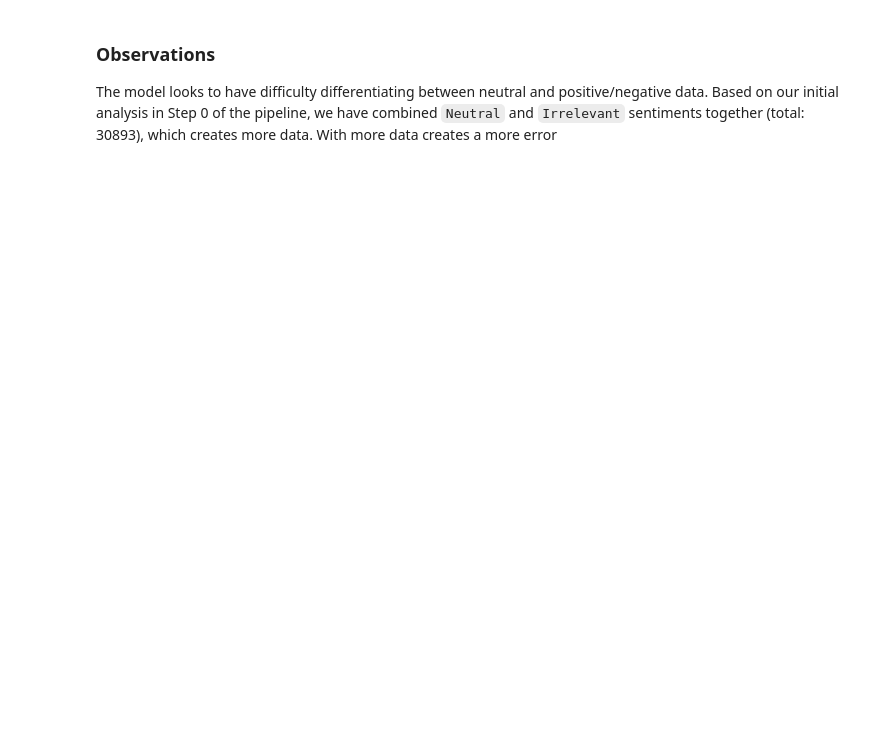
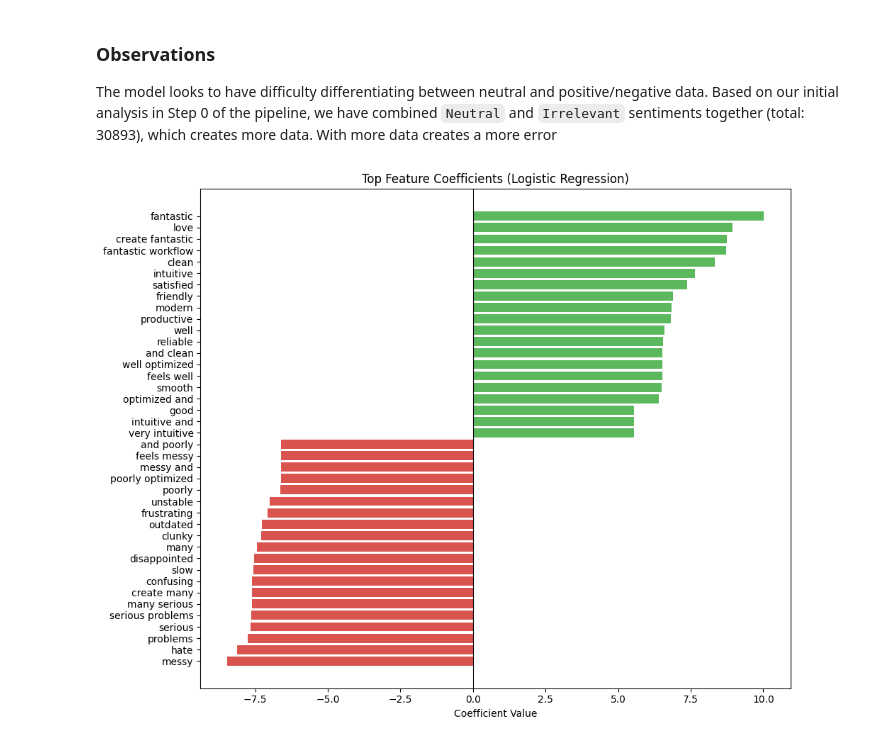
Before and after one commit to TempeHS/2026SE_MLOpsTask_Thribhu.K, a Jupyter notebook: Model_Development/4.model_testing.ipynb, the cells around one changed output. Saved outputs shown, nothing was run; the diff lists cells and outputs as text; code cells hidden in the pictures; blank space fills up the shorter version.

```diff
--- a/Model_Development/4.model_testing.ipynb
+++ b/Model_Development/4.model_testing.ipynb
@@ -61,3 +61,25 @@ plt.show()
 ### Observations
 
 The model looks to have difficulty differentiating between neutral and positive/negative data. Based on our initial analysis in Step 0 of the pipeline, we have combined `Neutral` and `Irrelevant` sentiments together (total: 30893), which creates more data. With more data creates a more error
+# %%
+feature_names = tfidf.get_feature_names_out()
+coefficients = model.coef_[0]
+
+top_n = 20
+top_pos_idx = np.argsort(coefficients)[-top_n:]
+top_neg_idx = np.argsort(coefficients)[:top_n]
+indices = np.concatenate([top_neg_idx, top_pos_idx])
+values = coefficients[indices]
+labels = feature_names[indices]
+
+colors = ['#d9534f' if v < 0 else '#5cb85c' for v in values]
+
+plt.figure(figsize=(10, 8))
+plt.barh(labels, values, color=colors)
+plt.axvline(0, color='black', linewidth=0.8)
+plt.title('Top Feature Coefficients (Logistic Regression)')
+plt.xlabel('Coefficient Value')
+plt.tight_layout()
+plt.show()
+# %% [output]
+[figure, added]
```
Also changed, not shown: parts of 5 cells of this notebook, 5 other files.
